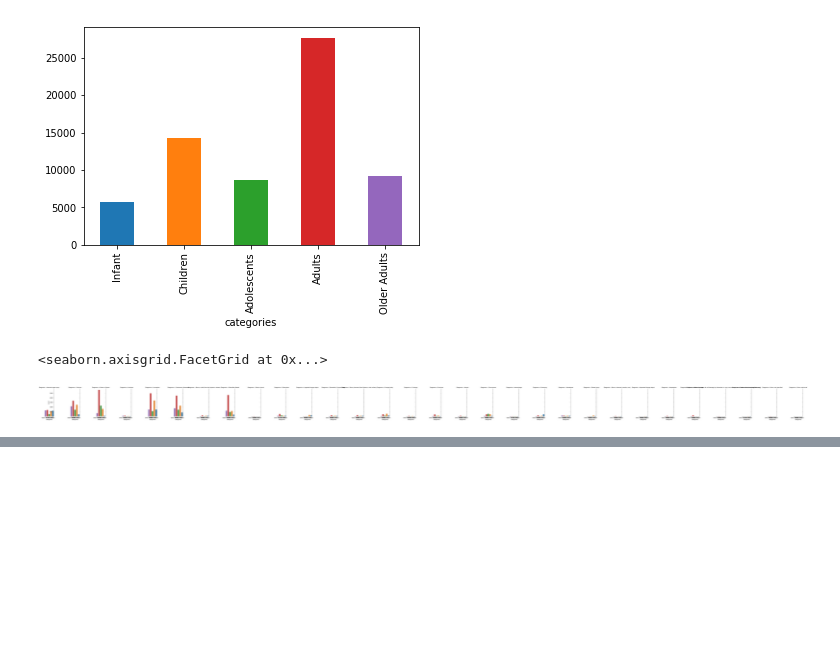
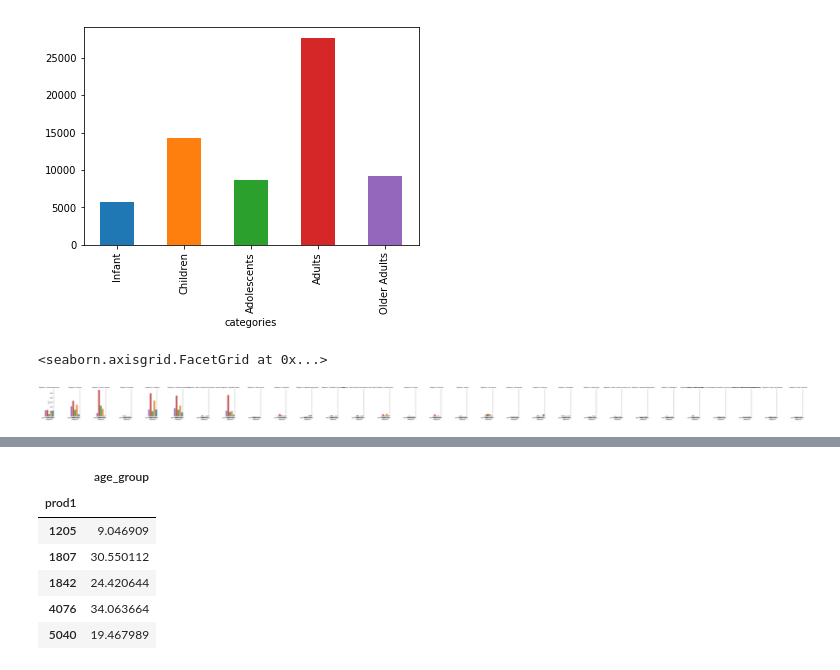
Before and after one commit to boyac/pyQuiz, a Jupyter notebook: Indeed/NEISS2014.ipynb, the cells around one changed output, grey strips where cells are left out. Saved outputs shown, nothing was run; the diff lists cells and outputs as text; code cells hidden in the pictures; blank space fills up the shorter version.

```diff
--- a/Indeed/NEISS2014.ipynb
+++ b/Indeed/NEISS2014.ipynb
@@ -227,0 +271,15 @@ graph
+# %%
+# Top 5 product causing accidents and its age group volatility
+"""
+1205 is the least volatile among age group within top 5 product causing accidents
+"""
+top5vol = tbl03[["prod1", "age_group"]].groupby("prod1").agg(np.std, ddof=1)
+top5vol.query("prod1 == 1842 or prod1 == 1807 or prod1 == 4076 or prod1 == 1205 or prod1 == 5040")
+# %% [output]
+|  | age_group |
+| prod1 |  |
+| 1205 | 9.046909 |
+| 1807 | 30.550112 |
+| 1842 | 24.420644 |
+| 4076 | 34.063664 |
+| 5040 | 19.467989 |
```
Also changed, not shown: parts of 13 cells of this notebook.
